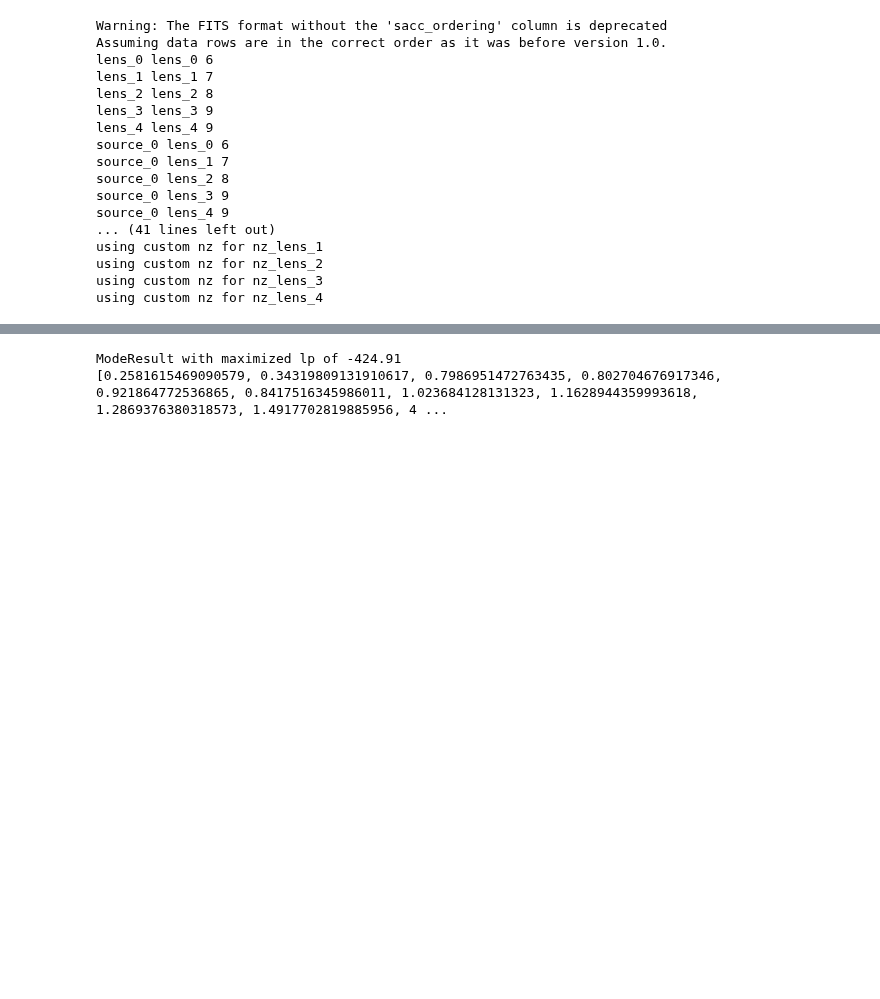
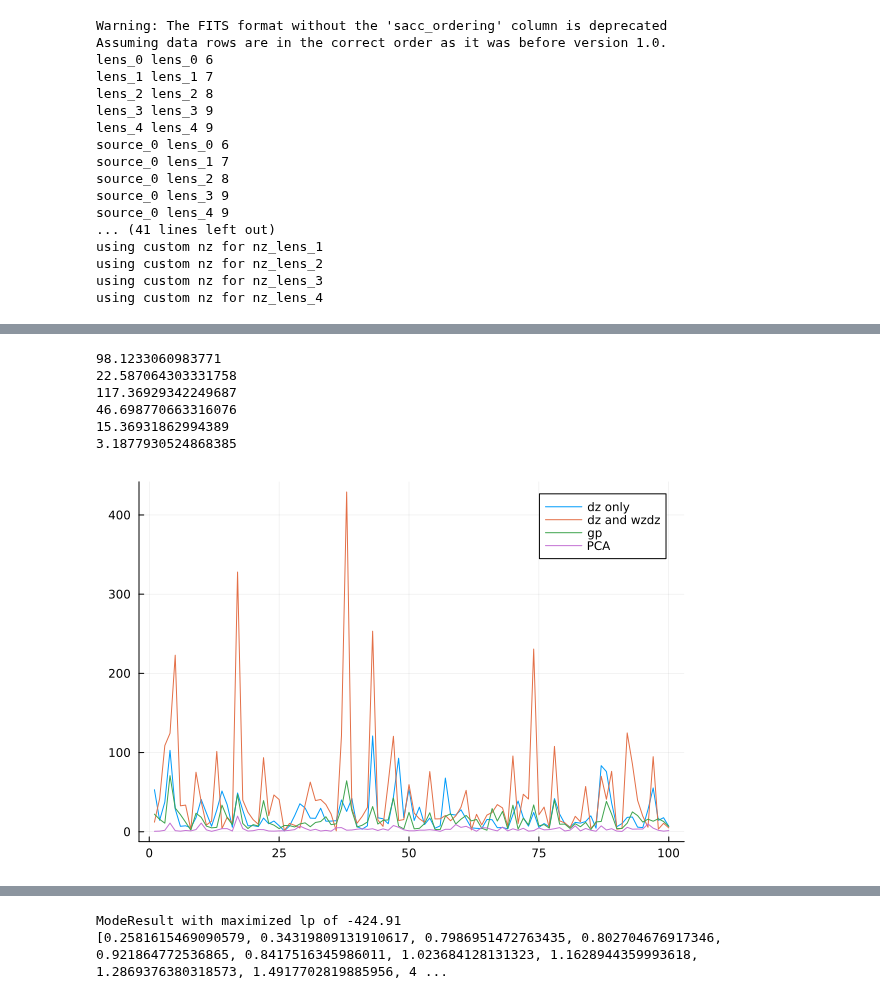
Before and after one commit to JaimeRZP/3x2_analytical, a Jupyter notebook: make_data.ipynb, the cells around one changed output, grey strips where cells are left out. Cells and saved outputs as stored; diff of their text form; code cells hidden in the pictures; blank space fills up the shorter version.

```diff
--- a/make_data.ipynb
+++ b/make_data.ipynb
@@ -240,3 +456,24 @@ end
+# %%
+println(mean(Xi2_dummy))
+println(mean(Xi2_dz))
+println(mean(Xi2_wz))
+println(mean(Xi2_wzdz))
+println(mean(Xi2_gp))
+println(mean(Xi2_PCA))
+# %% [output]
+98.1233060983771
+22.587064303331758
+117.36929342249687
+46.698770663316076
+15.36931862994389
+3.1877930524868385
+# %%
+plot(Xi2_dz, label="dz only")
+plot!(Xi2_wzdz, label="dz and wzdz")
+plot!(Xi2_gp, label="gp")
+plot!(Xi2_PCA, label="PCA")
+# %% [output]
+[figure, added]
 # %%
 realization = 1  # Change this to generate different realizations
 dz_0 = dz_params["lens_0"][:, realization]
```
Also changed, not shown: parts of 4 cells of this notebook, 11 other files.
